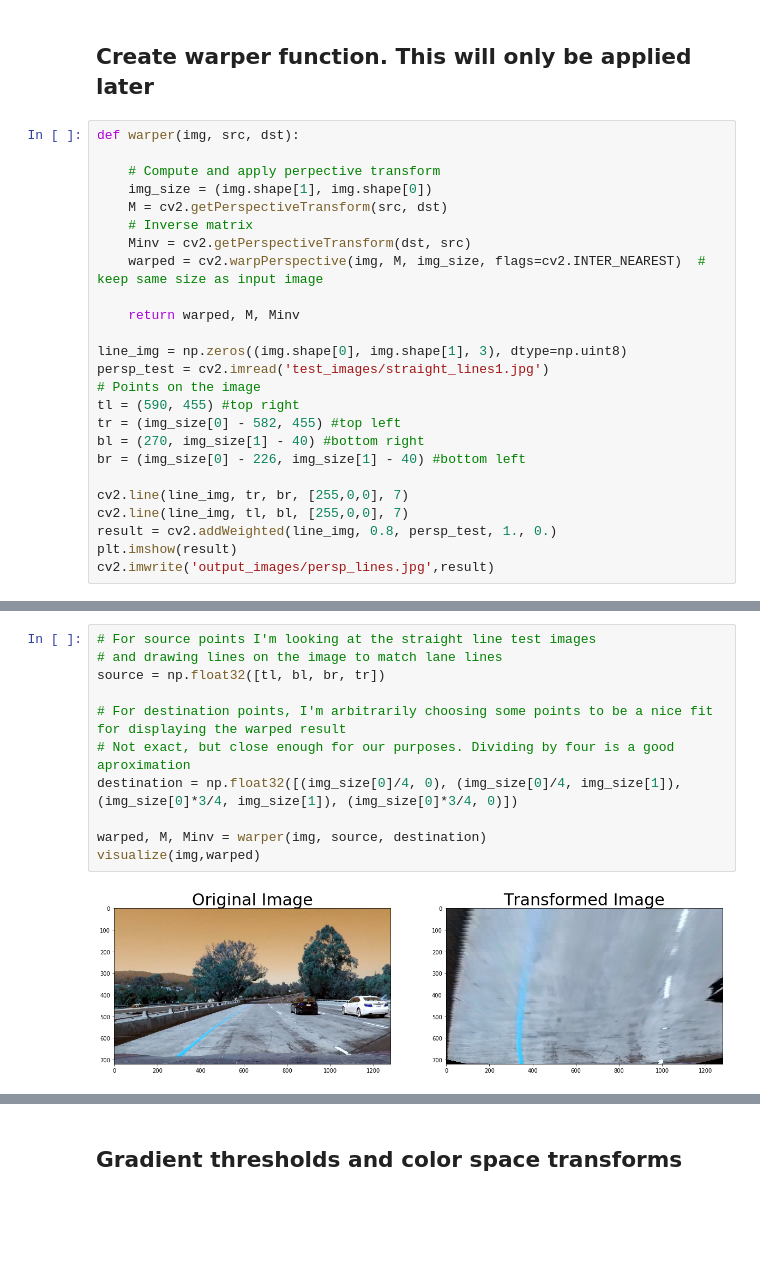
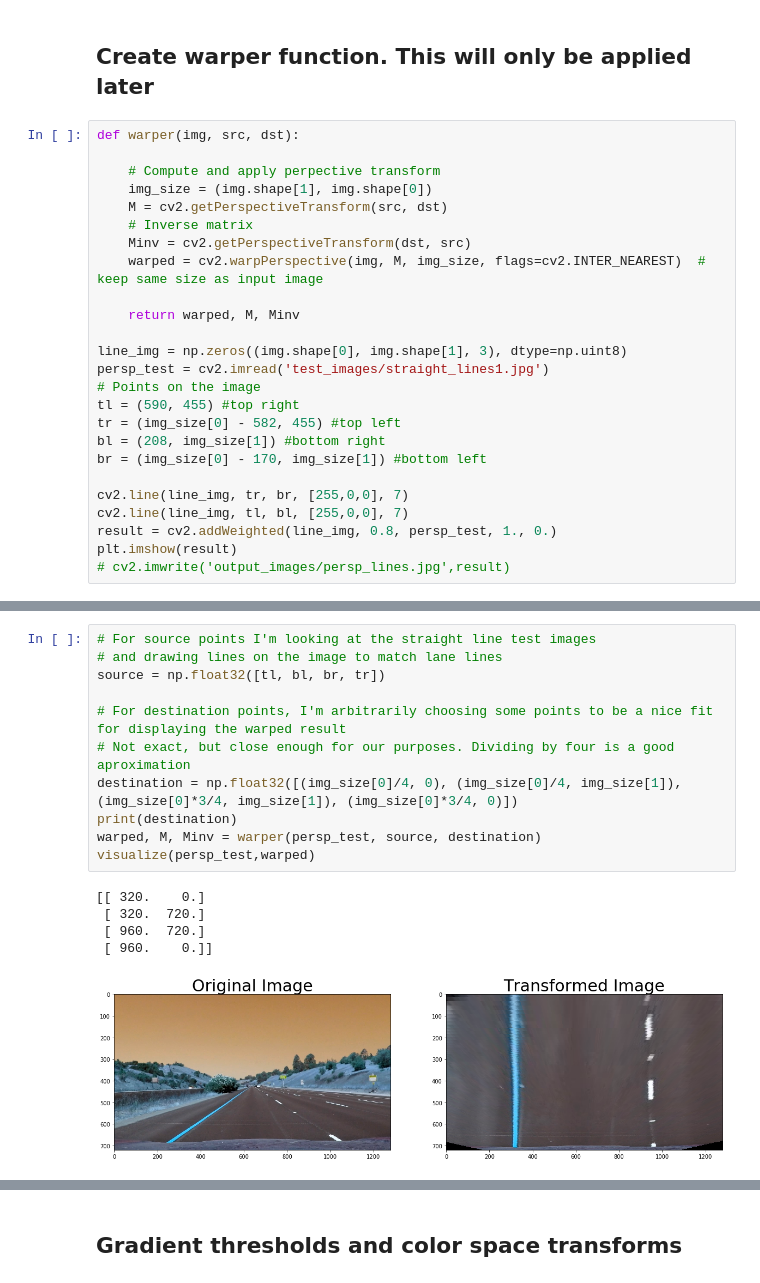
Before and after one commit to lealldiogo/CarND-Advanced-Lane-Lines, a Jupyter notebook: Project.ipynb, the cells around one changed output, grey strips where cells are left out. Drawn from its saved outputs; the diff is of its cells as text; blank space fills up the shorter version.

```diff
--- a/Project.ipynb
+++ b/Project.ipynb
@@ -75,12 +75,12 @@ persp_test = cv2.imread('test_images/straight_lines1.jpg')
 # Points on the image
 tl = (590, 455) #top right
 tr = (img_size[0] - 582, 455) #top left
-bl = (270, img_size[1] - 40) #bottom right
-br = (img_size[0] - 226, img_size[1] - 40) #bottom left
+bl = (208, img_size[1]) #bottom right
+br = (img_size[0] - 170, img_size[1]) #bottom left
 
 cv2.line(line_img, tr, br, [255,0,0], 7)
 cv2.line(line_img, tl, bl, [255,0,0], 7)
 result = cv2.addWeighted(line_img, 0.8, persp_test, 1., 0.)
 plt.imshow(result)
-cv2.imwrite('output_images/persp_lines.jpg',result)
+# cv2.imwrite('output_images/persp_lines.jpg',result)
 # %% [output]
@@ -89,13 +89,17 @@ True
 # %%
 # For source points I'm looking at the straight line test images
 # and drawing lines on the image to match lane lines
 source = np.float32([tl, bl, br, tr])
 
 # For destination points, I'm arbitrarily choosing some points to be a nice fit for displaying the warped result
 # Not exact, but close enough for our purposes. Dividing by four is a good aproximation
 destination = np.float32([(img_size[0]/4, 0), (img_size[0]/4, img_size[1]), (img_size[0]*3/4, img_size[1]), (img_size[0]*3/4, 0)])
-
-warped, M, Minv = warper(img, source, destination)
-visualize(img,warped)
+print(destination)
+warped, M, Minv = warper(persp_test, source, destination)
+visualize(persp_test,warped)
 # %% [output]
+[[ 320.    0.]
+ [ 320.  720.]
+ [ 960.  720.]
+ [ 960.    0.]]
-[figure, old version]
+[figure, new version]
```
Also changed, not shown: parts of 12 cells of this notebook, 1 other file.
